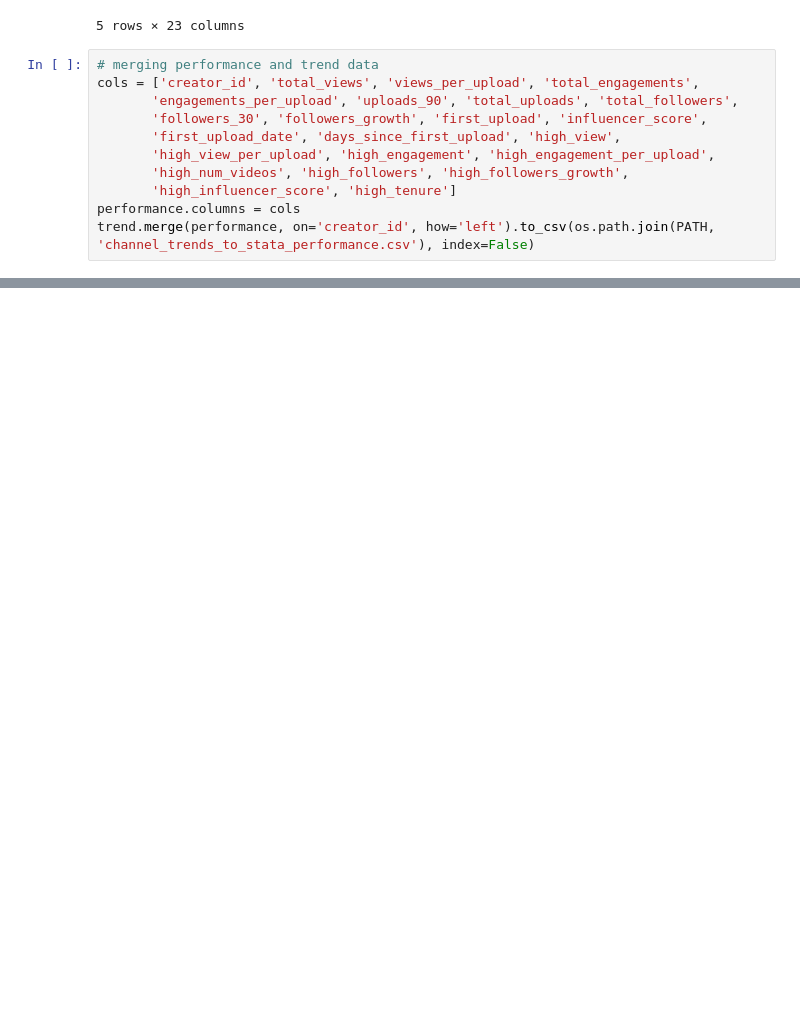
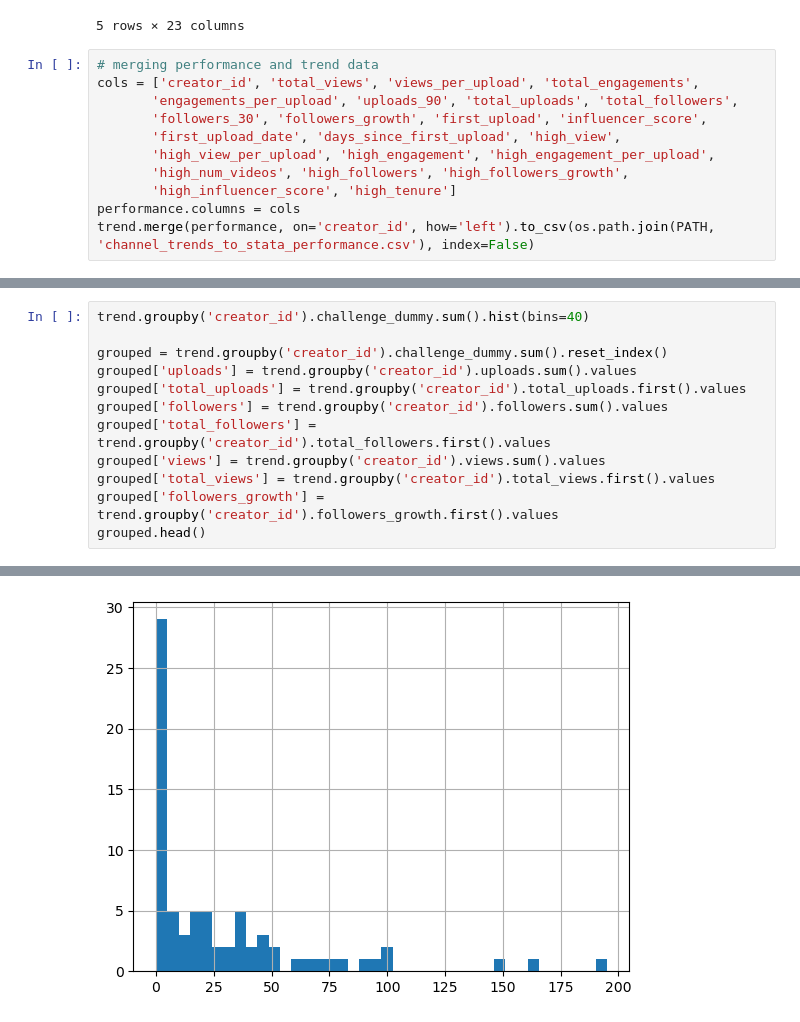
Before and after one commit to sdoosti/Fitness, a Jupyter notebook: utils/creator_mertics.ipynb, the cells around one changed output, grey strips where cells are left out. Saved outputs shown, nothing was run; the diff lists cells and outputs as text; blank space fills up the shorter version.

```diff
--- a/utils/creator_mertics.ipynb
+++ b/utils/creator_mertics.ipynb
@@ -90,0 +157,13 @@ trend.merge(performance, on='creator_id', how='left').to_csv(os.path.join(PATH,
+# %%
+trend.groupby('creator_id').challenge_dummy.sum().hist(bins=40)
+
+grouped = trend.groupby('creator_id').challenge_dummy.sum().reset_index()
+grouped['uploads'] = trend.groupby('creator_id').uploads.sum().values
+grouped['total_uploads'] = trend.groupby('creator_id').total_uploads.first().values
+grouped['followers'] = trend.groupby('creator_id').followers.sum().values
+grouped['total_followers'] = trend.groupby('creator_id').total_followers.first().values
+grouped['views'] = trend.groupby('creator_id').views.sum().values
+grouped['total_views'] = trend.groupby('creator_id').total_views.first().values
+grouped['followers_growth'] = trend.groupby('creator_id').followers_growth.first().values
+grouped.head()
+# %% [output]
@@ -90,0 +176 @@ trend.merge(performance, on='creator_id', how='left').to_csv(os.path.join(PATH,
+[figure, added]
```
Also changed, not shown: parts of 12 cells of this notebook.
